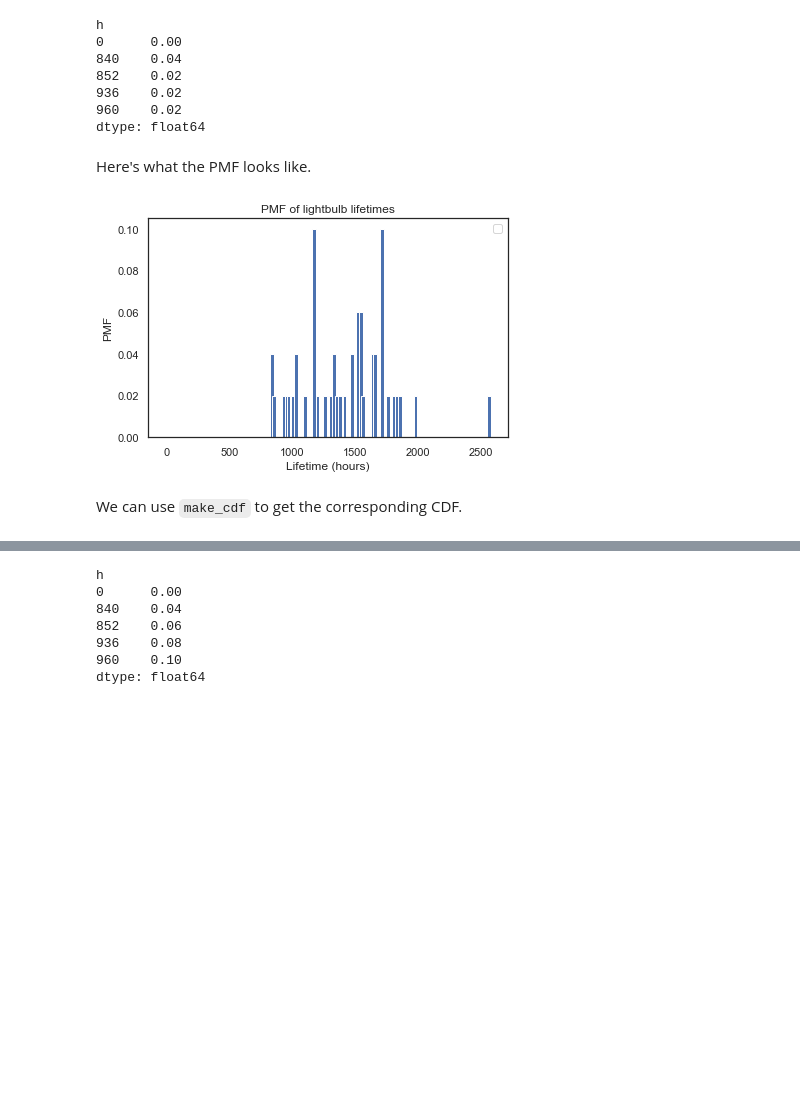
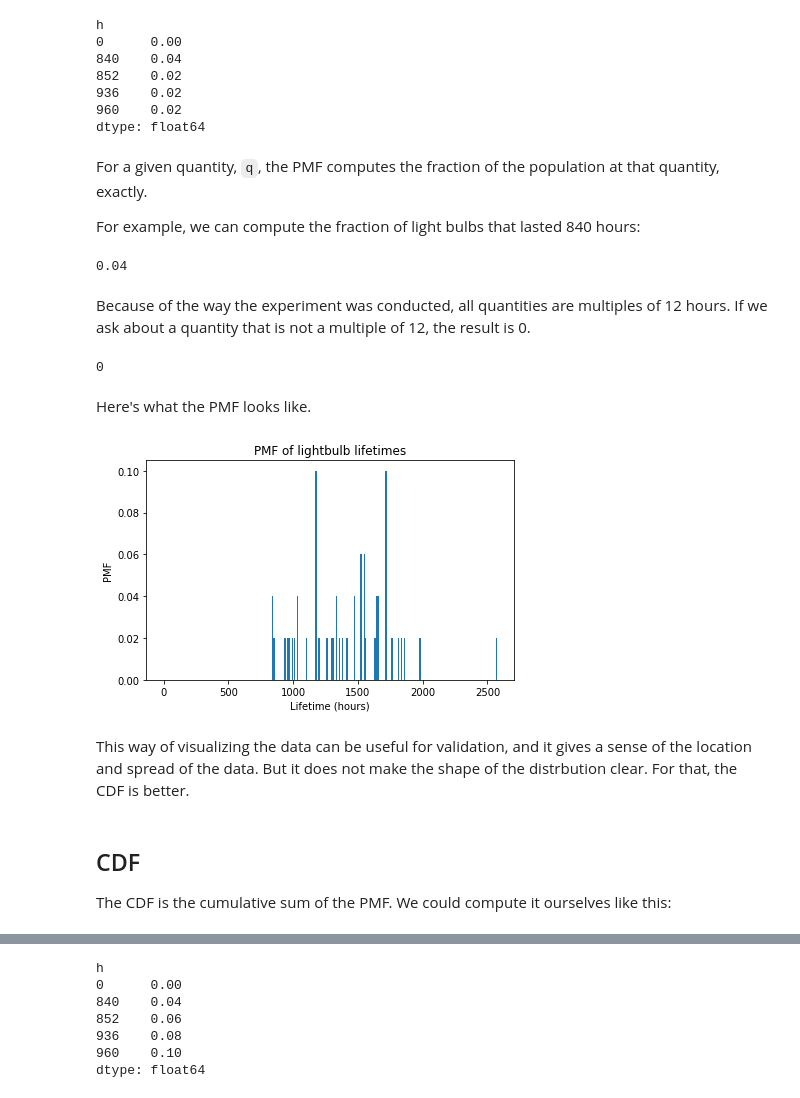
Before and after one commit to AllenDowney/SurvivalAnalysisPython, a Jupyter notebook: light_bulb.ipynb, the cells around one changed output, grey strips where cells are left out. Cells and saved outputs as stored; diff of their text form; code cells hidden in the pictures; blank space fills up the shorter version.

Commit message:
Revising notebook 1

```diff
--- a/light_bulb.ipynb
+++ b/light_bulb.ipynb
@@ -9,14 +35,7 @@ Allen B. Downey
 # %%
-# Configure Jupyter so figures appear in the notebook
-%matplotlib inline
-
 import pandas as pd
 import numpy as np
-
 import matplotlib.pyplot as plt
 import seaborn as sns
-sns.set(style='white')
 
-import utils
-from utils import decorate
-from empyrical_dist import Pmf, Cdf, Surv, Hazard
+from empiricaldist import Pmf, Cdf, Surv, Hazard
@@ -23 +44,13 @@ from empyrical_dist import Pmf, Cdf, Surv, Hazard
+# %%
+def decorate(**options):
+    """Decorate the current axes.
+    Call decorate with keyword arguments like
+    decorate(title='Title',
+             xlabel='x',
+             ylabel='y')
+    The keyword arguments can be any of the axis properties
+    https://matplotlib.org/api/axes_api.html
+    """
+    plt.gca().set(**options)
+    plt.tight_layout()
 # %% [markdown]
@@ -59,4 +103,4 @@ We can load the data from the CSV file.
 # %%
-df = pd.read_csv("data/lamps.csv")
+df = pd.read_csv('lamps.csv', index_col=0)
 df.head()
 # %% [output]
@@ -71,5 +120,5 @@ The we can make a `Pmf` object that represents the lifetimes of the light bulbs
 # %%
-pmf = Pmf(df.f.values, index=df.h)
+pmf = Pmf(df['f'].values, index=df['h'])
 pmf.normalize()
 pmf.head()
 # %% [output]
@@ -80,14 +129,32 @@ h
 936    0.02
 960    0.02
 dtype: float64
+# %% [markdown]
+For a given quantity, `q`, the PMF computes the fraction of the population at that quantity, exactly.
+
+For example, we can compute the fraction of light bulbs that lasted 840 hours:
+# %%
+pmf(840)
+# %% [output]
+0.04
+# %% [markdown]
+Because of the way the experiment was conducted, all quantities are multiples of 12 hours.  If we ask about a quantity that is not a multiple of 12, the result is 0.
+# %%
+pmf(841)
+# %% [output]
+0
 # %% [markdown]
 Here's what the PMF looks like.
 # %%
-pmf.bar(width=30)
+pmf.bar(width=10)
 decorate(xlabel='Lifetime (hours)',
          ylabel='PMF',
          title='PMF of lightbulb lifetimes')
 # %% [output]
-[figure, old version]
+[figure, new version]
-# %% [markdown]
-We can use `make_cdf` to get the corresponding CDF.
+# %% [markdown]
+This way of visualizing the data can be useful for validation, and it gives a sense of the location and spread of the data.  But it does not make the shape of the distrbution clear.  For that, the CDF is better.
+# %% [markdown]
+## CDF
+
+The CDF is the cumulative sum of the PMF.  We could compute it ourselves like this:
```
Also changed, not shown: parts of 95 cells of this notebook, 1 other file.
